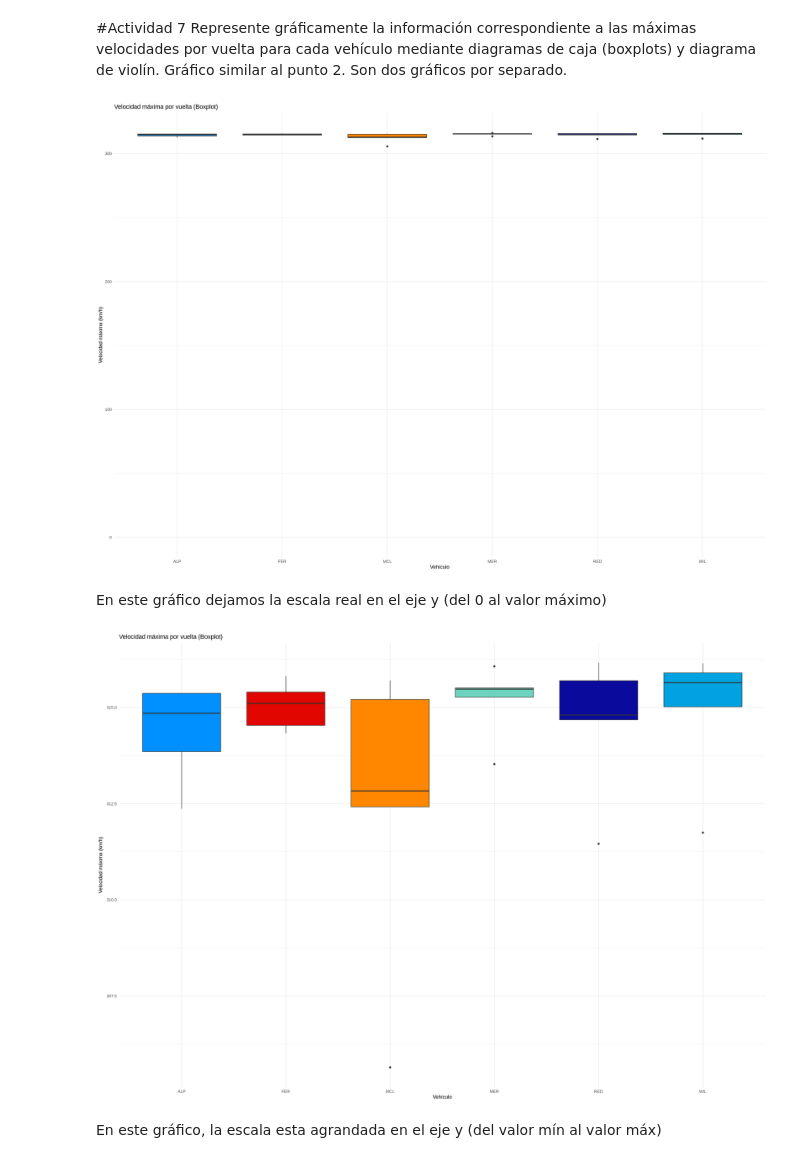
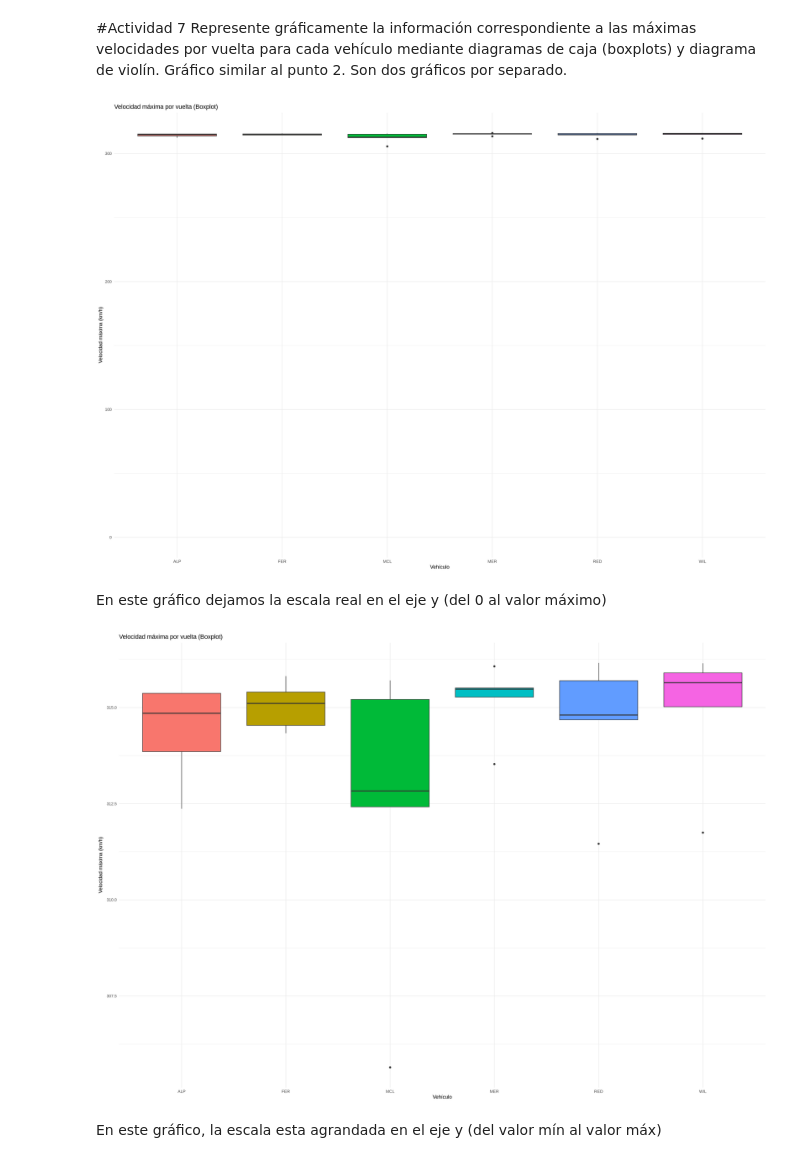
Before and after one commit to LuppeCh/F1EDA, a Jupyter notebook: Exploración_de_Datos_Trabajo_Final.ipynb, the cells around one changed output. Saved outputs shown, nothing was run; the diff lists cells and outputs as text; code cells hidden in the pictures.

```diff
--- a/Exploración_de_Datos_Trabajo_Final.ipynb
+++ b/Exploración_de_Datos_Trabajo_Final.ipynb
@@ -1081,7 +1276,6 @@ vel_max_vuelta <- telemetria_vueltas_invalidadas %>%
 # %%
 ggplot(vel_max_vuelta, aes(x = carId, y = max_speed_lap, fill = carId)) +
   geom_boxplot() +
-  scale_fill_manual(values = colores_f1, labels = full_team_names) +
   labs(
     title = "Velocidad máxima por vuelta (Boxplot)",
     x = "Vehículo",
@@ -1091,22 +1285,21 @@ ggplot(vel_max_vuelta, aes(x = carId, y = max_speed_lap, fill = carId)) +
   theme(legend.position = "none") +
   expand_limits(y = 0)
 # %% [output]
-[figure, old version]
+[figure, new version]
 # %% [markdown]
 En este gráfico dejamos la escala real en el eje y (del 0 al valor máximo)
 # %%
 ggplot(vel_max_vuelta, aes(x = carId, y = max_speed_lap, fill = carId)) +
   geom_boxplot() +
-  scale_fill_manual(values = colores_f1, labels = full_team_names) +
   labs(
     title = "Velocidad máxima por vuelta (Boxplot)",
     x = "Vehículo",
     y = "Velocidad máxima (km/h)"
   ) +
   theme_minimal() +
   theme(legend.position = "none")
 # %% [output]
-[figure, old version]
+[figure, new version]
 # %% [markdown]
 En este gráfico, la escala esta agrandada en el eje y (del valor mín al valor máx)
 # %%
```
Also changed, not shown: parts of 25 cells of this notebook.
